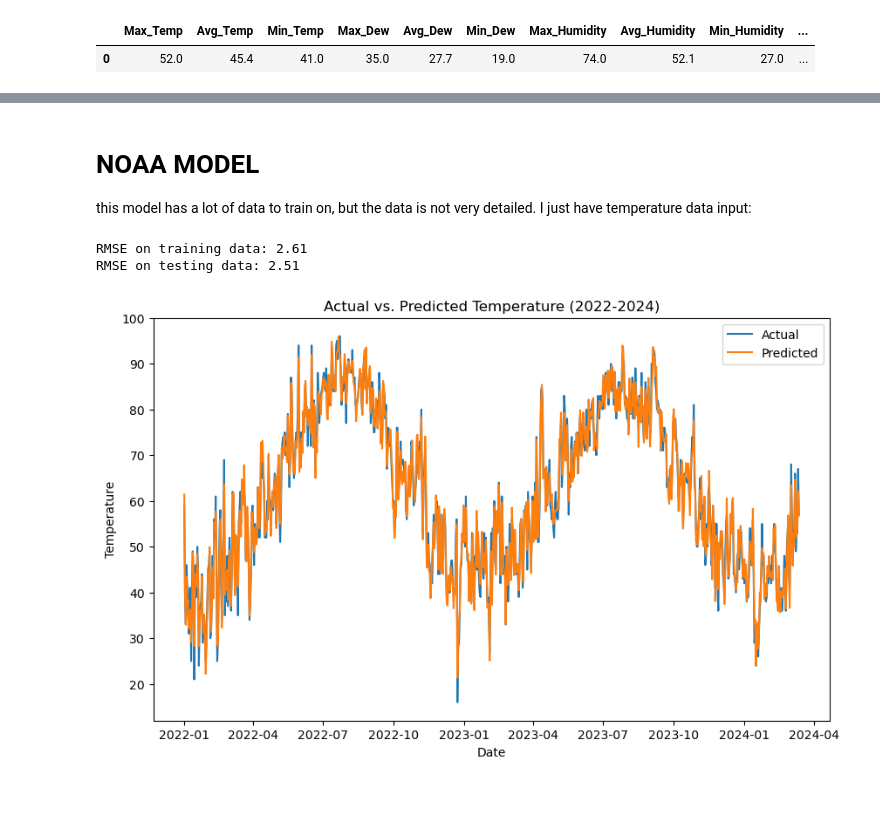
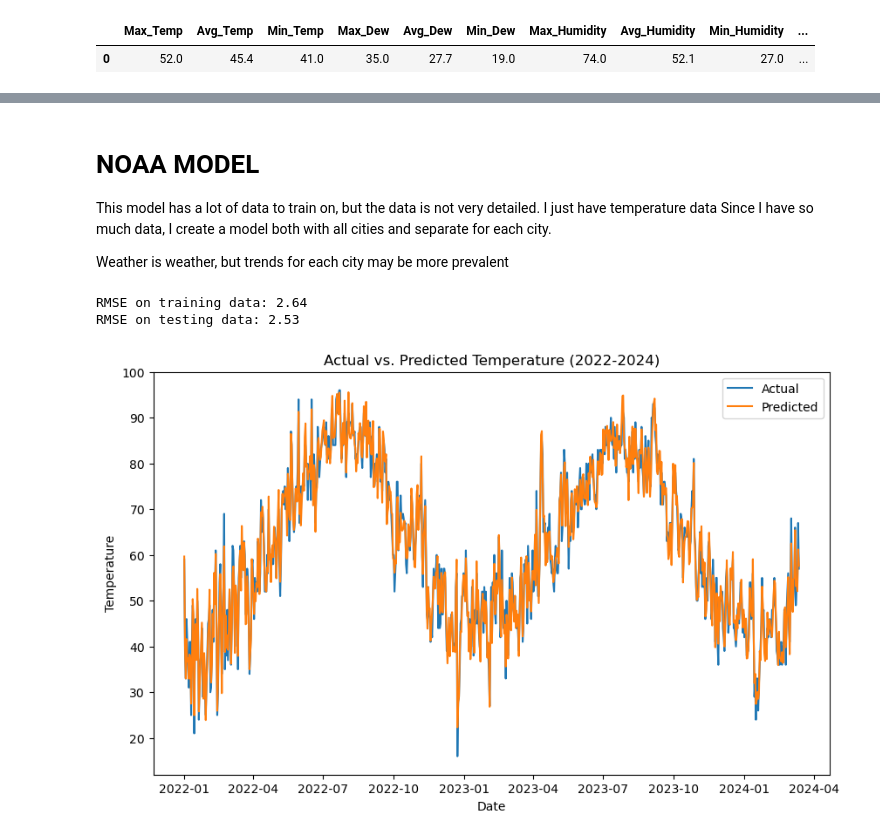
Before and after one commit to dvorins/weather-prediction, a Jupyter notebook: final_model.ipynb, the cells around one changed output, grey strips where cells are left out. Cells and saved outputs as stored; diff of their text form; code cells hidden in the pictures; blank space fills up the shorter version.

```diff
--- a/final_model.ipynb
+++ b/final_model.ipynb
@@ -133,23 +128,6 @@ def get_market_tickers_for_date(date):
         city_market_tickers[city] = tickers
 
     return city_market_tickers
-# %%
-# Gets the balance for your kalshi account.
-balanceResponse = kalshi_api.get_balance()
-print('\nUser balance: ')
-pprint(balanceResponse)
-
-# Get today's date
-today_date = datetime.now().strftime('%Y-%m-%d')
-
-# Get market tickers for today's date
-tickers = get_market_tickers_for_date(today_date)
-
-# Display the tickers for each city
-for city, city_tickers in tickers.items():
-    print(f"Tickers for {city} on {today_date}:")
-    for ticker in city_tickers:
-        print(ticker)
 # %% [markdown]
 # Daily data from wunderground
 # %%
@@ -369,6 +387,14 @@ Maximum temperature: 46.0
 # %% [markdown]
 # NOAA Longterm historical data
 # %%
+'''####
+#
+# long term historical data, downloaded from noaa website
+#
+#
+#
+# ####'''
+
 import pandas as pd
 import matplotlib.pyplot as plt
 import seaborn as sns
@@ -392,7 +418,7 @@ combined_df = pd.concat([df1, df2], ignore_index=True)
 #print(combined_df.columns)
 # Select core weather data and rename columns
 core_weather = combined_df[["NAME", "DATE", "PRCP", "TMAX", "TMIN"]].copy()
-core_weather.columns = ["name", "Date", "precip", "temp_max", "temp_min"]
+core_weather.columns = ["name", "Date", "precip", "Max_Temp", "Min_Temp"]
 
 # Convert 'date' column to datetime and set as index
 core_weather['Date'] = pd.to_datetime(core_weather['Date'])
@@ -409,7 +435,7 @@ core_weather = pd.get_dummies(core_weather, columns=["name"], prefix="", prefix_
 core_weather.rename(columns=name_to_abbreviation, inplace=True)
 
 # Process data and create target column
-core_weather["Target"] = core_weather.groupby("nyc")["temp_max"].shift(-1)
+core_weather["Target"] = core_weather.groupby("nyc")["Max_Temp"].shift(-1)
 core_weather.dropna(inplace=True)
 core_weather['year'] = core_weather['Date'].dt.year
 core_weather['month'] = core_weather['Date'].dt.month
@@ -572,8 +533,10 @@ for key, df in noaa_data.items():
 # %% [markdown]
 # NOAA MODEL
 
-this model has a lot of data to train on, but the data is not very detailed.  I just have temperature data
-input:
+This model has a lot of data to train on, but the data is not very detailed.  I just have temperature data
+Since I have so much data, I create a model both with all cities and separate for each city.
+
+Weather is weather, but trends for each city may be more prevalent
 # %%
 '''
 #####
@@ -588,11 +551,11 @@ input:
 import matplotlib.pyplot as plt
 from sklearn.model_selection import train_test_split
 from sklearn.linear_model import LinearRegression
-from sklearn.metrics import mean_squared_error
+from sklearn.metrics import root_mean_squared_error
 
 def noaa_one_city_regression(city_data, graph=False):
     # Define input features and output
-    X = city_data[['temp_max', 'temp_min', 'bucket_lower', 'bucket_upper']]
+    X = city_data[['Max_Temp', 'Min_Temp', 'bucket_lower', 'bucket_upper']]
     y = city_data['Target']
 
     # Split the data into training and testing sets (80% train, 20% test)
@@ -602,39 +565,39 @@ def noaa_one_city_regression(city_data, graph=False):
     model = LinearRegression()
     model.fit(X_train, y_train)
 
     # Evaluate the model
-    train_rmse = mean_squared_error(y_train, model.predict(X_train), squared=False)
-    test_rmse = mean_squared_error(y_test, model.predict(X_test), squared=False)
+    train_rmse = root_mean_squared_error(y_train, model.predict(X_train))
+    test_rmse = root_mean_squared_error(y_test, model.predict(X_test))
 
     print(f"RMSE on training data: {train_rmse:.2f}")
     print(f"RMSE on testing data: {test_rmse:.2f}")
 
     if graph:
         # Sort values by datetime
         city_data_sorted = city_data.sort_values(by='Date')
 
         # Plot actual vs. predicted
         start_date = '2022-01-01'
         end_date = '2024-12-31'
         filtered_data = city_data_sorted[(city_data_sorted['Date'] >= start_date) & (city_data_sorted['Date'] <= end_date)]
 
         plt.figure(figsize=(10, 6))
         plt.plot(filtered_data['Date'], filtered_data['Target'], label='Actual')
-        plt.plot(filtered_data['Date'], model.predict(filtered_data[['temp_max', 'temp_min', 'bucket_lower', 'bucket_upper']]), label='Predicted')
+        plt.plot(filtered_data['Date'], model.predict(filtered_data[['Max_Temp', 'Min_Temp', 'bucket_lower', 'bucket_upper']]), label='Predicted')
         plt.xlabel('Date')
         plt.ylabel('Temperature')
         plt.title('Actual vs. Predicted Temperature (2022-2024)')
         plt.legend()
         plt.show()
 
     return model
 
 # Example usage:
 nyc_model = noaa_one_city_regression(noaa_data['nyc'], graph=True)
 # %% [output]
-RMSE on training data: 2.61
-RMSE on testing data: 2.51
+RMSE on training data: 2.64
+RMSE on testing data: 2.53
-[figure, old version]
+[figure, new version]
 # %%
 ''' #######
 #######
```
Also changed, not shown: parts of 26 cells of this notebook, 2 other files.
